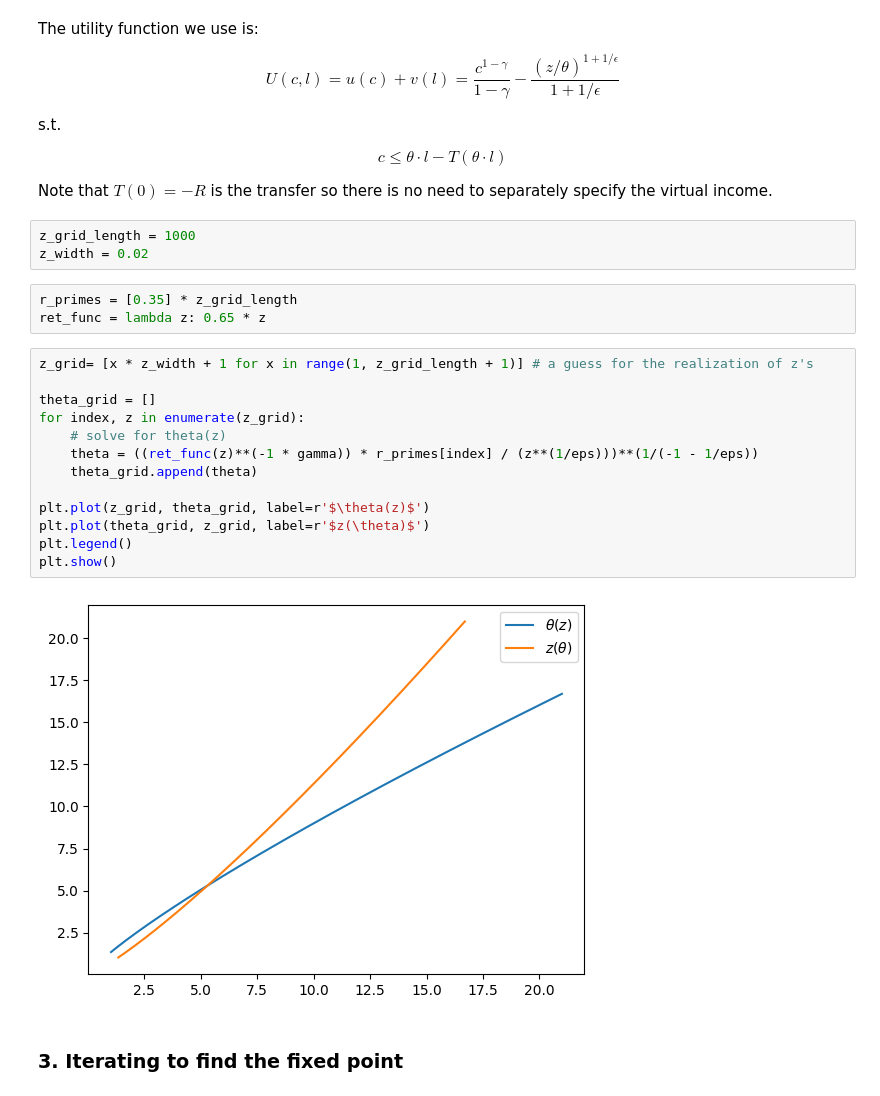
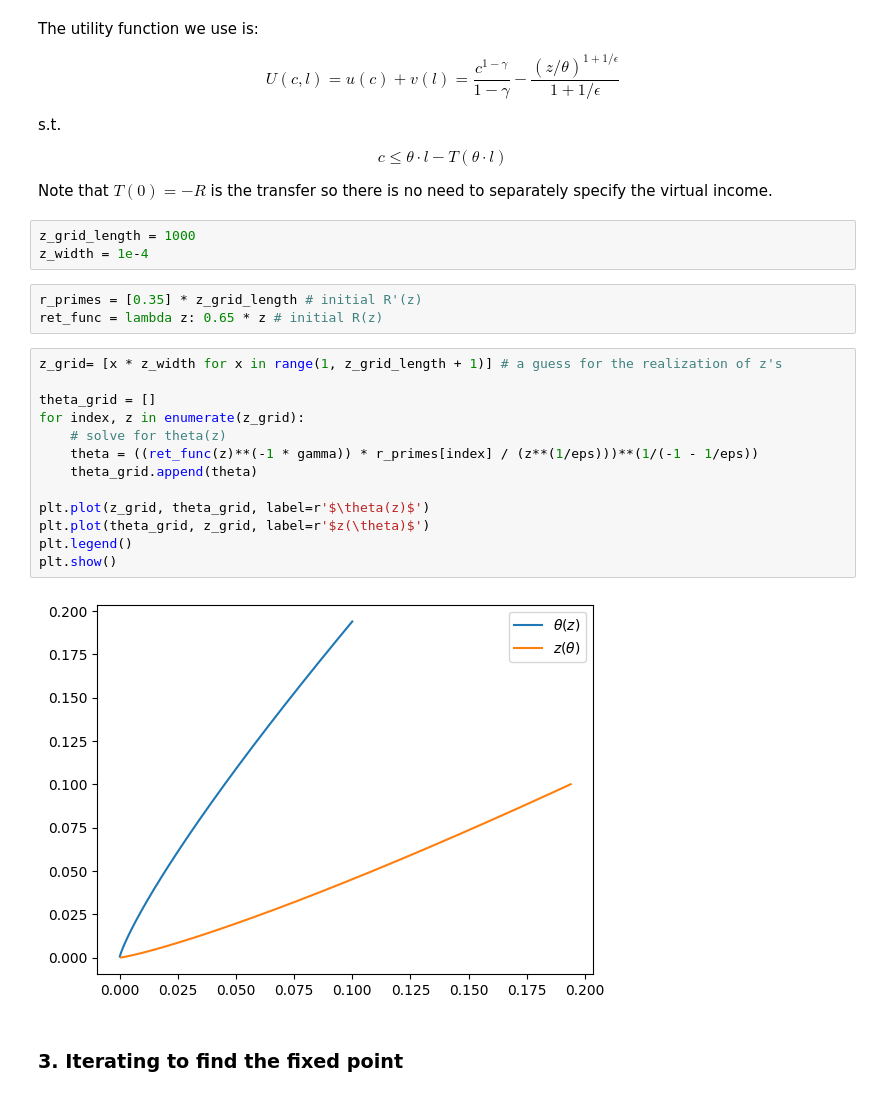
Before and after one commit to bryantx22/Oracle, a Jupyter notebook: simulation.ipynb, the cells around one changed output. Saved outputs shown, nothing was run; the diff lists cells and outputs as text.

```diff
--- a/simulation.ipynb
+++ b/simulation.ipynb
@@ -55,25 +55,25 @@ $$ c \leq \theta \cdot l - T(\theta \cdot l)$$
 Note that $T(0) = -R$ is the transfer so there is no need to separately specify the virtual income.
 # %%
 z_grid_length = 1000
-z_width = 0.02
+z_width = 1e-4
 # %%
-r_primes = [0.35] * z_grid_length
-ret_func = lambda z: 0.65 * z
+r_primes = [0.35] * z_grid_length # initial R'(z)
+ret_func = lambda z: 0.65 * z # initial R(z)
 # %%
-z_grid= [x * z_width + 1 for x in range(1, z_grid_length + 1)] # a guess for the realization of z's
+z_grid= [x * z_width for x in range(1, z_grid_length + 1)] # a guess for the realization of z's
 
 theta_grid = []
 for index, z in enumerate(z_grid):
     # solve for theta(z)
     theta = ((ret_func(z)**(-1 * gamma)) * r_primes[index] / (z**(1/eps)))**(1/(-1 - 1/eps))
     theta_grid.append(theta)
 
 plt.plot(z_grid, theta_grid, label=r'$\theta(z)$')
 plt.plot(theta_grid, z_grid, label=r'$z(\theta)$')
 plt.legend()
 plt.show()
 # %% [output]
-[figure, old version]
+[figure, new version]
 # %% [markdown]
 ### 3. Iterating to find the fixed point
 # %% [markdown]
```
Also changed, not shown: parts of 7 cells of this notebook.
